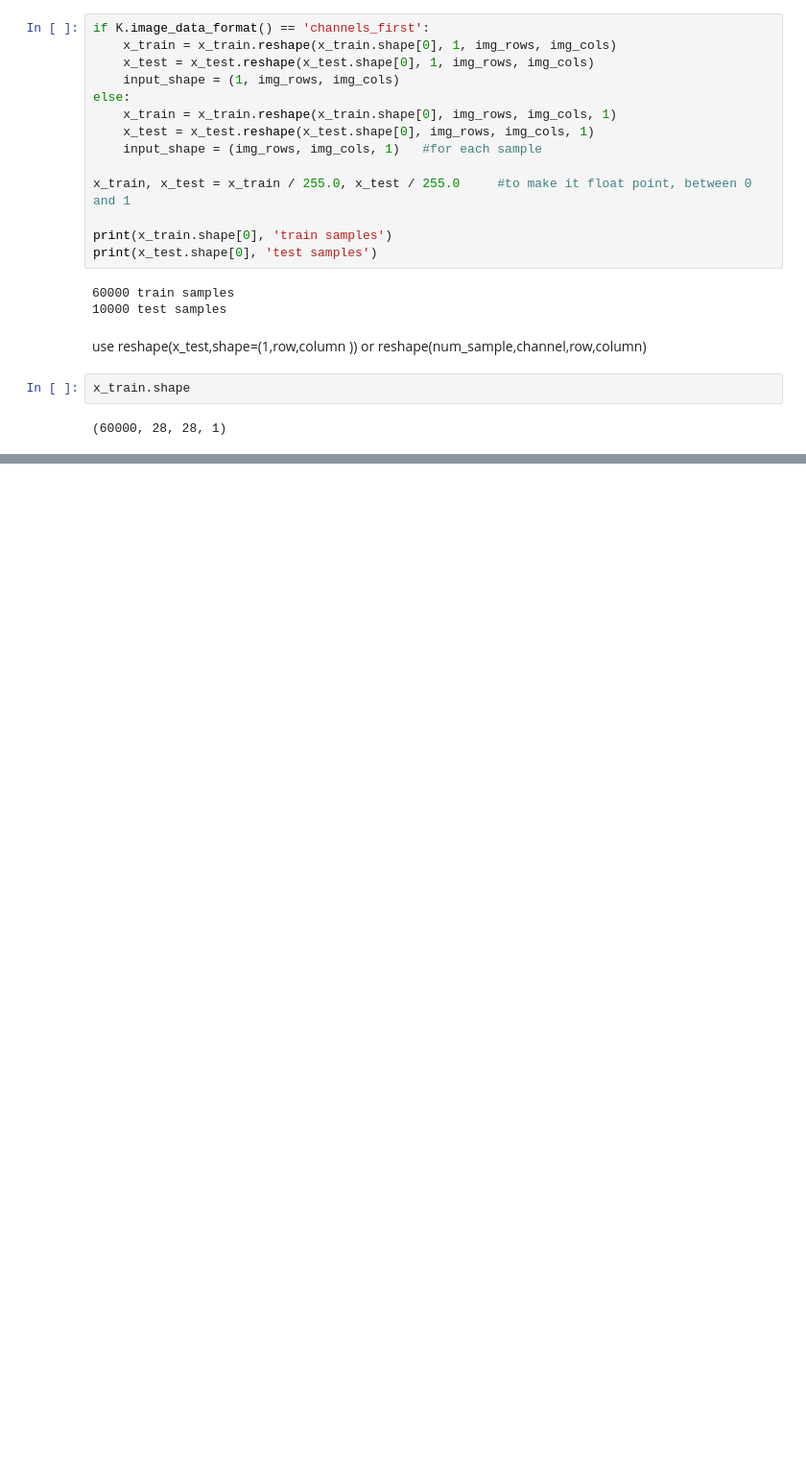
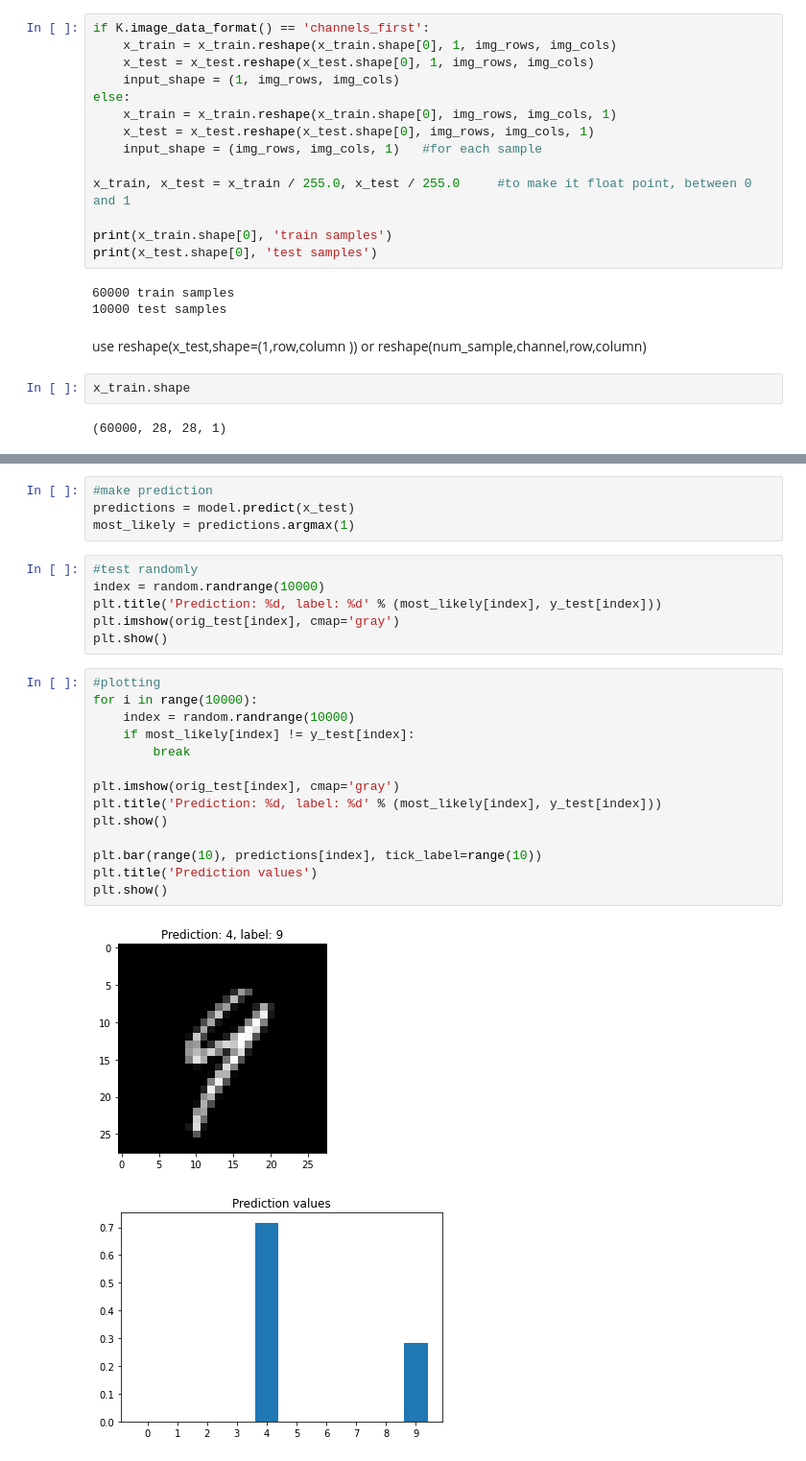
Before and after one commit to Aun0124/Machine-Learning, a Jupyter notebook: CNN_with_keras.ipynb, the cells around one changed output, grey strips where cells are left out. Shown: that part at 96% size. Cells and saved outputs as stored; diff of their text form; blank space fills up the shorter version.

```diff
--- a/CNN_with_keras.ipynb
+++ b/CNN_with_keras.ipynb
@@ -71,0 +141,27 @@ x_train.shape
+# %%
+#make prediction
+predictions = model.predict(x_test)
+most_likely = predictions.argmax(1)
+# %%
+#test randomly
+index = random.randrange(10000)
+plt.title('Prediction: %d, label: %d' % (most_likely[index], y_test[index]))
+plt.imshow(orig_test[index], cmap='gray')
+plt.show()
+# %%
+#plotting
+for i in range(10000):
+    index = random.randrange(10000)
+    if most_likely[index] != y_test[index]:
+        break
+
+plt.imshow(orig_test[index], cmap='gray')
+plt.title('Prediction: %d, label: %d' % (most_likely[index], y_test[index]))
+plt.show()
+
+plt.bar(range(10), predictions[index], tick_label=range(10))
+plt.title('Prediction values')
+plt.show()
+# %% [output]
+[figure, added]
+[figure, added]
```
Also changed, not shown: parts of 5 cells of this notebook.
